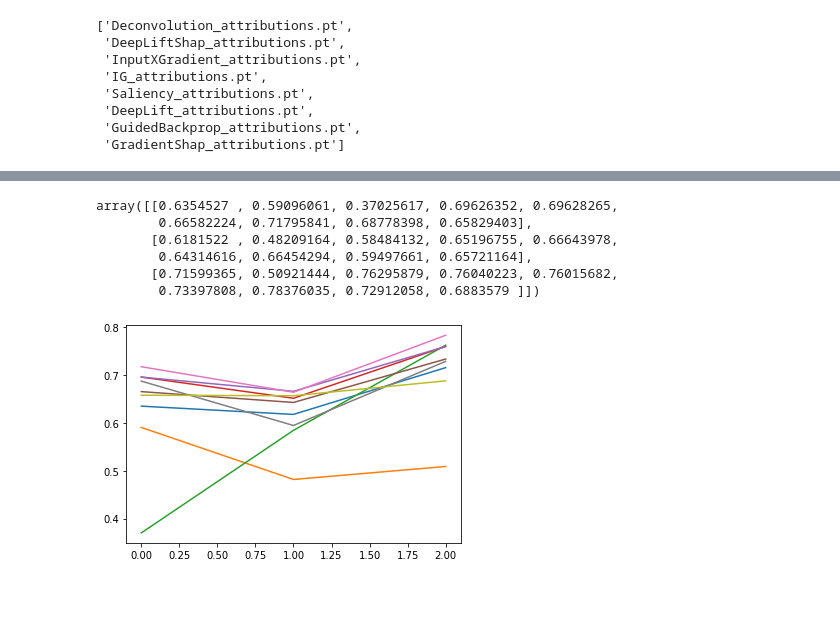
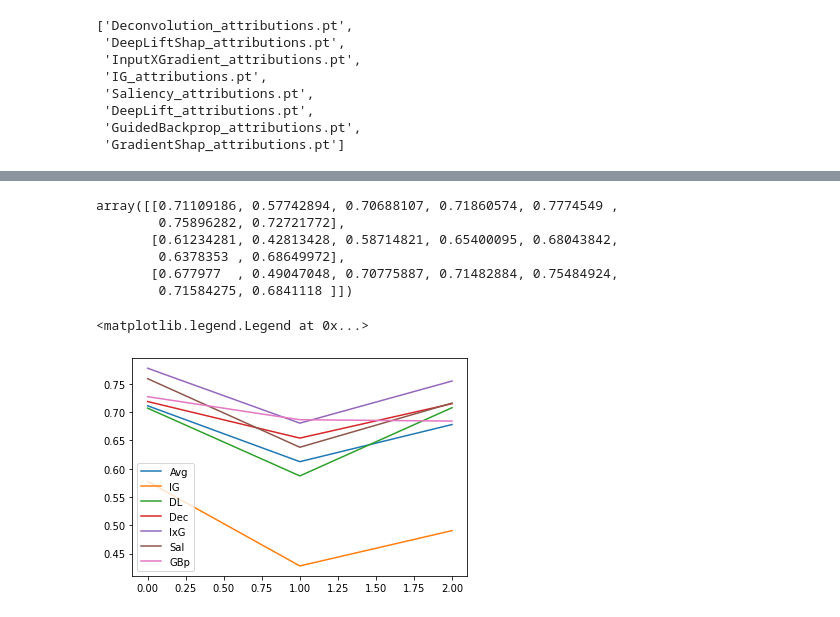
Before and after one commit to reedless/crocodile-detectron2-captum, a Jupyter notebook: attributions/Compare tensors.ipynb, the cells around one changed output, grey strips where cells are left out. Cells and saved outputs as stored; diff of their text form; code cells hidden in the pictures.

Commit message:
weights and image path, remove some attributions

```diff
--- a/attributions/Compare tensors.ipynb
+++ b/attributions/Compare tensors.ipynb
@@ -18,10 +18,10 @@ import torch
 
 def load_attrs(epoch):
     ig = torch.load(f'{epoch}/IG_attributions.pt')
-    gs = torch.load(f'{epoch}/GradientShap_attributions.pt')
+#     gs = torch.load(f'{epoch}/GradientShap_attributions.pt')
 
     dl = torch.load(f'{epoch}/DeepLift_attributions.pt')
-    dls = torch.load(f'{epoch}/DeepLiftShap_attributions.pt')
+#     dls = torch.load(f'{epoch}/DeepLiftShap_attributions.pt')
 
     s = torch.load(f'{epoch}/Saliency_attributions.pt')
     ixg = torch.load(f'{epoch}/InputXGradient_attributions.pt')
@@ -29,7 +29,7 @@ def load_attrs(epoch):
     dc = torch.load(f'{epoch}/Deconvolution_attributions.pt')
     gbp = torch.load(f'{epoch}/GuidedBackprop_attributions.pt')
 
-    return [ig, gs, dl, dls, dc, ixg, s, gbp]
+    return [ig, dl, dc, ixg, s, gbp]
 # %%
 import numpy as np
 
@@ -52,14 +52,20 @@ import matplotlib.pyplot as plt
 def sim_mat_show(processed_attrs):
     fig = plt.figure()
     ax = fig.add_subplot(1, 1, 1)
-    im = ax.imshow(cosine_similarity(np.stack(processed_attrs)), cmap='Purples', vmin=0.0, vmax=1.0)
-    labels = ['IG', 'GS', 'DL', 'DLS', 'DeC', 'IxG', 'Sal', 'GBp']
+    matrix = cosine_similarity(np.stack(processed_attrs))
+    for i in range(len(matrix)):
+        for j in range(len(matrix[0])):
+            if i > j:
+                matrix[i][j] = 0
+    im = ax.imshow(matrix, cmap='Purples', vmin=0.0, vmax=1.0)
+    labels = ['IG', 'DL', 'Dec', 'IxG', 'Sal', 'GBp']
     ax.set_xticks(np.arange(len(labels)), labels=labels)
     ax.set_yticks(np.arange(len(labels)), labels=labels)
     ax.xaxis.set_ticks_position("top")
     fig.colorbar(im)
     plt.show()
 # %%
+attrs = load_attrs(epochs[0])
 average_mat = np.zeros((len(epochs), len(attrs) + 1))
 
 for i in range(len(epochs)):
@@ -69,5 +75,5 @@ for i in range(len(epochs)):
     sim_mat = cosine_similarity(np.stack(processed_attrs))
     average_mat[i][0] = (np.sum(sim_mat) - len(attrs))/ (len(attrs)**2 - len(attrs))
     for j in range(len(sim_mat)):
-        average_mat[i][j+1] = ((np.sum(sim_mat[j]) - 1)/7)
-#     sim_mat_show(processed_attrs)
+        average_mat[i][j+1] = ((np.sum(sim_mat[j]) - 1)/(len(attrs) - 1))
+    sim_mat_show(processed_attrs)
@@ -74,14 +84,17 @@ for i in range(len(epochs)):
 # %%
 average_mat
 # %% [output]
-array([[0.6354527 , 0.59096061, 0.37025617, 0.69626352, 0.69628265,
-        0.66582224, 0.71795841, 0.68778398, 0.65829403],
-       [0.6181522 , 0.48209164, 0.58484132, 0.65196755, 0.66643978,
-        0.64314616, 0.66454294, 0.59497661, 0.65721164],
-       [0.71599365, 0.50921444, 0.76295879, 0.76040223, 0.76015682,
-        0.73397808, 0.78376035, 0.72912058, 0.6883579 ]])
+array([[0.71109186, 0.57742894, 0.70688107, 0.71860574, 0.7774549 ,
+        0.75896282, 0.72721772],
+       [0.61234281, 0.42813428, 0.58714821, 0.65400095, 0.68043842,
+        0.6378353 , 0.68649972],
+       [0.677977  , 0.49047048, 0.70775887, 0.71482884, 0.75484924,
+        0.71584275, 0.6841118 ]])
 # %%
+labels = ['Avg', 'IG', 'DL', 'Dec', 'IxG', 'Sal', 'GBp']
 for i in range(len(average_mat[0])):
-    plt.plot(np.arange(len(epochs)), average_mat[:,i])
+    plt.plot(np.arange(len(epochs)), average_mat[:,i], label=labels[i])
+plt.legend()
 # %% [output]
+<matplotlib.legend.Legend at 0x...>
-[figure, old version]
+[figure, new version]
```
Also changed, not shown: parts of 2 cells of this notebook, 1 other file.
